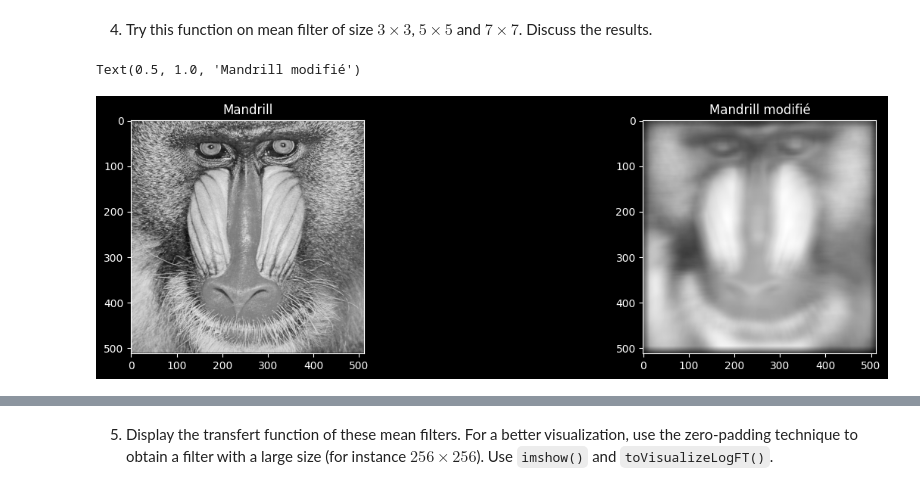
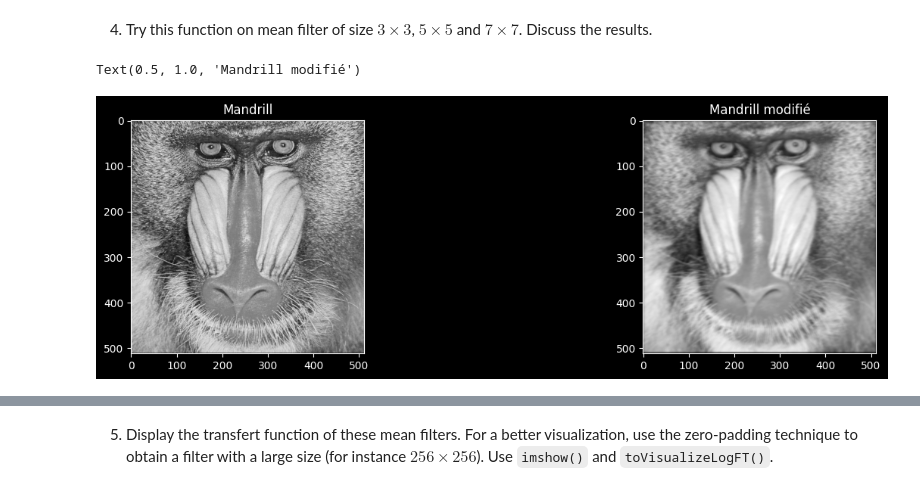
Before and after one commit to HugoRdet/BIMA, a Jupyter notebook: TME4/TME4.ipynb, the cells around one changed output, grey strips where cells are left out. Cells and saved outputs as stored; diff of their text form; code cells hidden in the pictures.

```diff
--- a/TME4/TME4.ipynb
+++ b/TME4/TME4.ipynb
@@ -147,14 +148,14 @@ def conv2(I,h) :
 # %%
 fig = plt.figure(figsize=plt.figaspect(0.25))
 ax = fig.add_subplot(1, 2, 1)
 ax.imshow(singe,cmap="gray")
 ax.set_title("Mandrill")
 ax = fig.add_subplot(1, 2, 2)
-ax.imshow(conv2(singe,np.ones((31,31))),cmap="gray")
+ax.imshow(conv2(singe,np.ones((7,7))),cmap="gray")
 ax.set_title("Mandrill modifié")
 # %% [output]
 Text(0.5, 1.0, 'Mandrill modifié')
-[figure, old version]
+[figure, new version]
 # %%
 display_gif("smoothing_test.gif")
 # %% [output]
```
Also changed, not shown: parts of 2 cells of this notebook, 2 other files.
